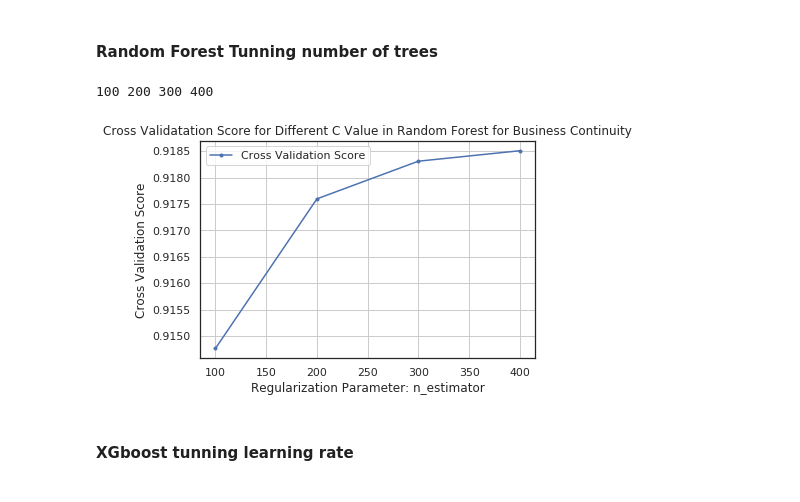
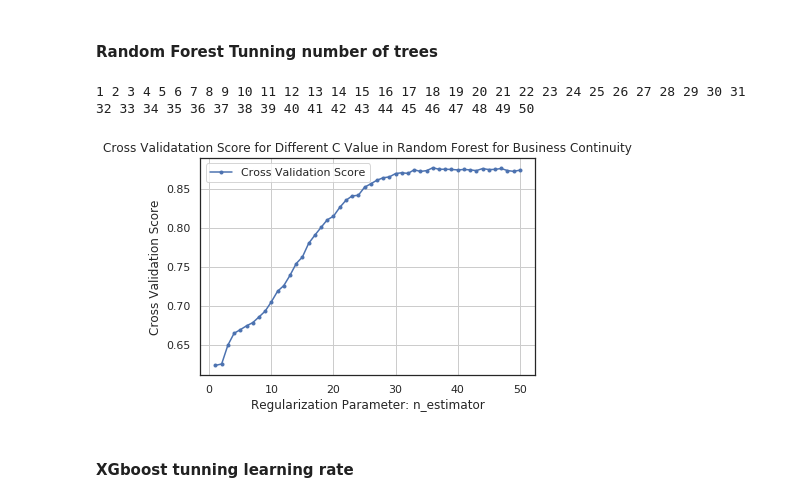
Before and after one commit to terrancexia/Yelp-Review-Sentiment-Analysis, a Jupyter notebook: Yelp Project.ipynb, the cells around one changed output. Cells and saved outputs as stored; diff of their text form; code cells hidden in the pictures.

```diff
--- a/Yelp Project.ipynb
+++ b/Yelp Project.ipynb
@@ -1551,6 +1520,7 @@ for c in log_c:
 
 
 #Plot out the result
+sns.set(style = 'white')
 plt.figure()
 plt.plot(log_c, cv_score, label="Cross Validation Score",marker='.')
 plt.legend()
@@ -1584,12 +1554,12 @@ Based on above hyperparameter optimization for c value in logistic regression, w
 # %%
 # setting up number_estimator for logistic regression
-number_estimator = np.arange(100,500,100)
+n_depth = np.arange(1,41,1)
 
 cv_score_rf = []
 from sklearn.ensemble import RandomForestClassifier
-for t in number_estimator:
-    print(t, end= ' ')
-    rf_model_2 = RandomForestClassifier(n_estimators = t, n_jobs=-1)
+for d in n_depth:
+    print(d, end= ' ')
+    rf_model_2 = RandomForestClassifier(max_depth= d, n_jobs=-1,)
     avg_score1 = np.mean(cross_val_score(rf_model_2, X_train_1, y_train_1, cv=3))
 
     cv_score_rf.append(avg_score1)
@@ -1598,7 +1568,8 @@ for t in number_estimator:
 # %%
 #Plot out the result
+sns.set(style = 'white')
 plt.figure()
-plt.plot(number_estimator, cv_score_rf, label="Cross Validation Score",marker='.')
+plt.plot(n_depth, cv_score_rf, label="Cross Validation Score",marker='.')
 plt.legend()
 plt.title('Cross Validatation Score for Different C Value in Random Forest')
 plt.xlabel('Regularization Parameter: n_estimator')
@@ -1919,32 +1862,32 @@ plt.show()
 #### Random Forest Tunning number of trees
 # %%
 # setting up number_estimator for Random Forest
-number_estimator = np.arange(100,500,100)
+n_depth = np.arange(1,51,1)
 
 cv_score_con_rf = []
 from sklearn.ensemble import RandomForestClassifier
-for t in number_estimator:
+for d in n_depth:
 
-    rf_model_con1 = RandomForestClassifier(n_estimators = t, n_jobs=-1)
+    rf_model_con1 = RandomForestClassifier(n_jobs=-1, max_depth=d)
     avg_score_con = np.mean(cross_val_score(rf_model_con1, X_train_con, y_train_con, cv=3))
 
     cv_score_con_rf.append(avg_score_con)
 
-    print(t, end= ' ')
+    print(d, end= ' ')
 # %% [output]
-100 200 300 400
+1 2 3 4 5 6 7 8 9 10 11 12 13 14 15 16 17 18 19 20 21 22 23 24 25 26 27 28 29 30 31 32 33 34 35 36 37 38 39 40 41 42 43 44 45 46 47 48 49 50
 # %%
 #Plot out the result
 plt.figure()
-plt.plot(number_estimator, cv_score_con_rf, label="Cross Validation Score",marker='.')
+plt.plot(n_depth, cv_score_con_rf, label="Cross Validation Score",marker='.')
 plt.legend()
 plt.title('Cross Validatation Score for Different C Value in Random Forest for Business Continuity')
 plt.xlabel('Regularization Parameter: n_estimator')
 plt.ylabel('Cross Validation Score')
 plt.grid()
 plt.show()
 # %% [output]
-[figure, old version]
+[figure, new version]
 # %% [markdown]
 #### XGboost tunning learning rate
 # %%
```
Also changed, not shown: parts of 31 cells of this notebook.
